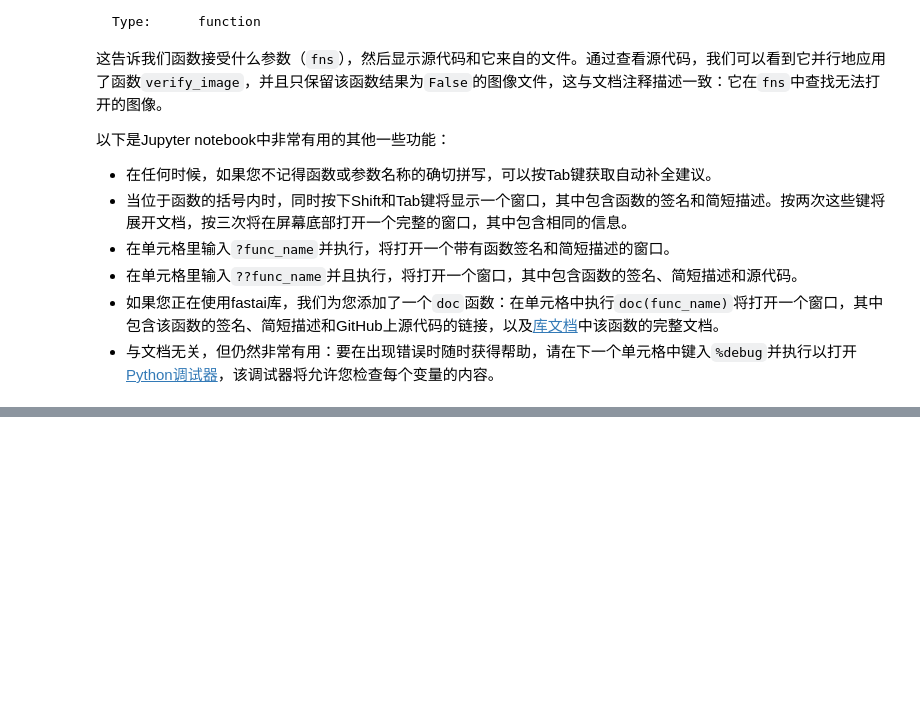
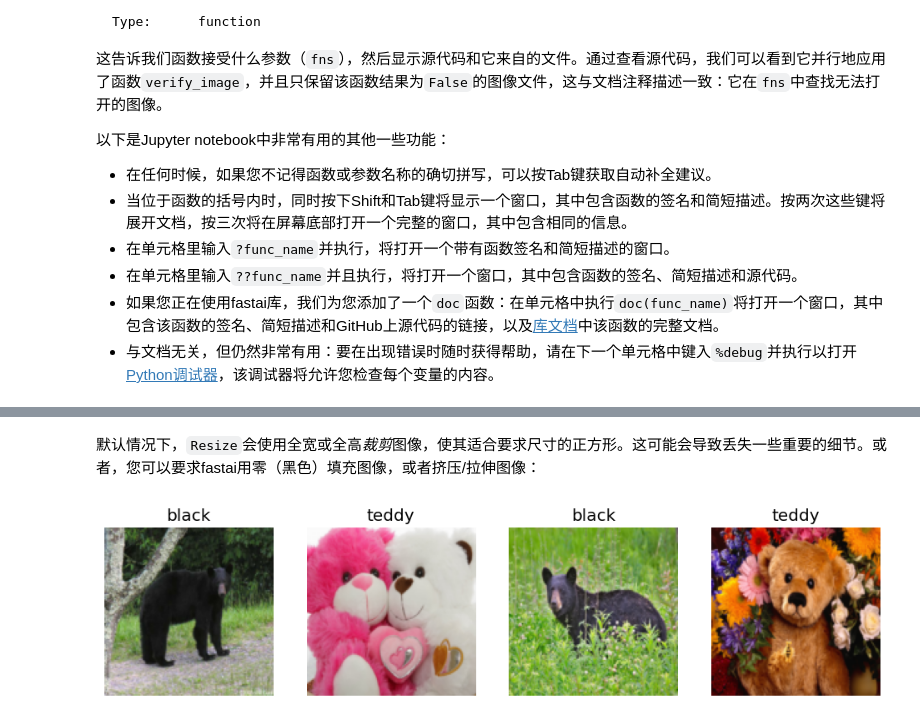
Before and after one commit to coldwindx/fastbook, a Jupyter notebook: book/02.production.ipynb, the cells around one changed output, grey strips where cells are left out. Saved outputs shown, nothing was run; the diff lists cells and outputs as text; code cells hidden in the pictures; blank space fills up the shorter version.

```diff
--- a/book/02.production.ipynb
+++ b/book/02.production.ipynb
@@ -334,0 +411,8 @@ Type:      function
+# %% [markdown]
+默认情况下，`Resize`会使用全宽或全高*裁剪*图像，使其适合要求尺寸的正方形。这可能会导致丢失一些重要的细节。或者，您可以要求fastai用零（黑色）填充图像，或者挤压/拉伸图像：
+# %%
+bears = bears.new(item_tfms=Resize(128, ResizeMethod.Squish))
+dls = bears.dataloaders(path)
+dls.valid.show_batch(max_n=4, nrows=1)
+# %% [output]
+[figure, added]
```
Also changed, not shown: parts of 27 cells of this notebook.
